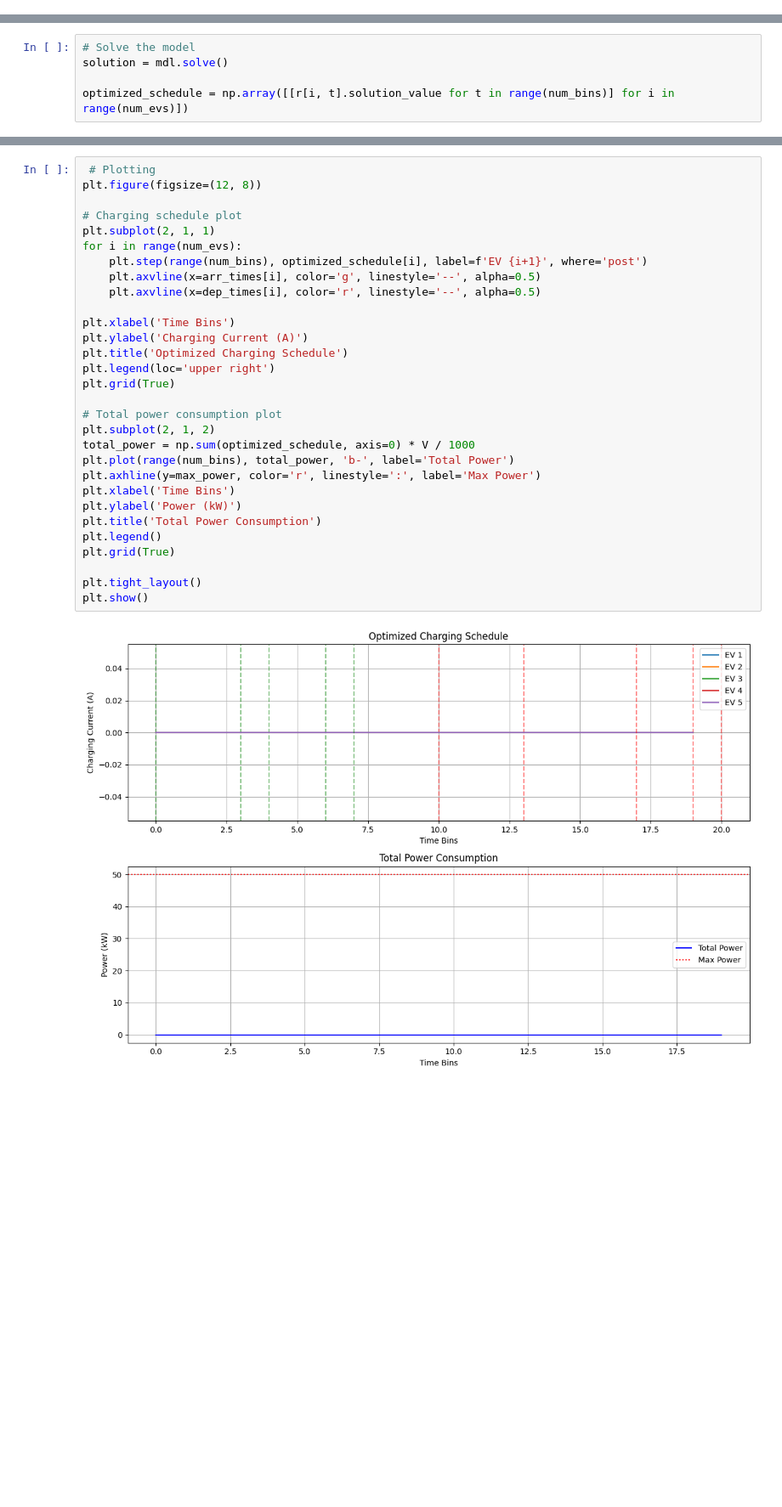
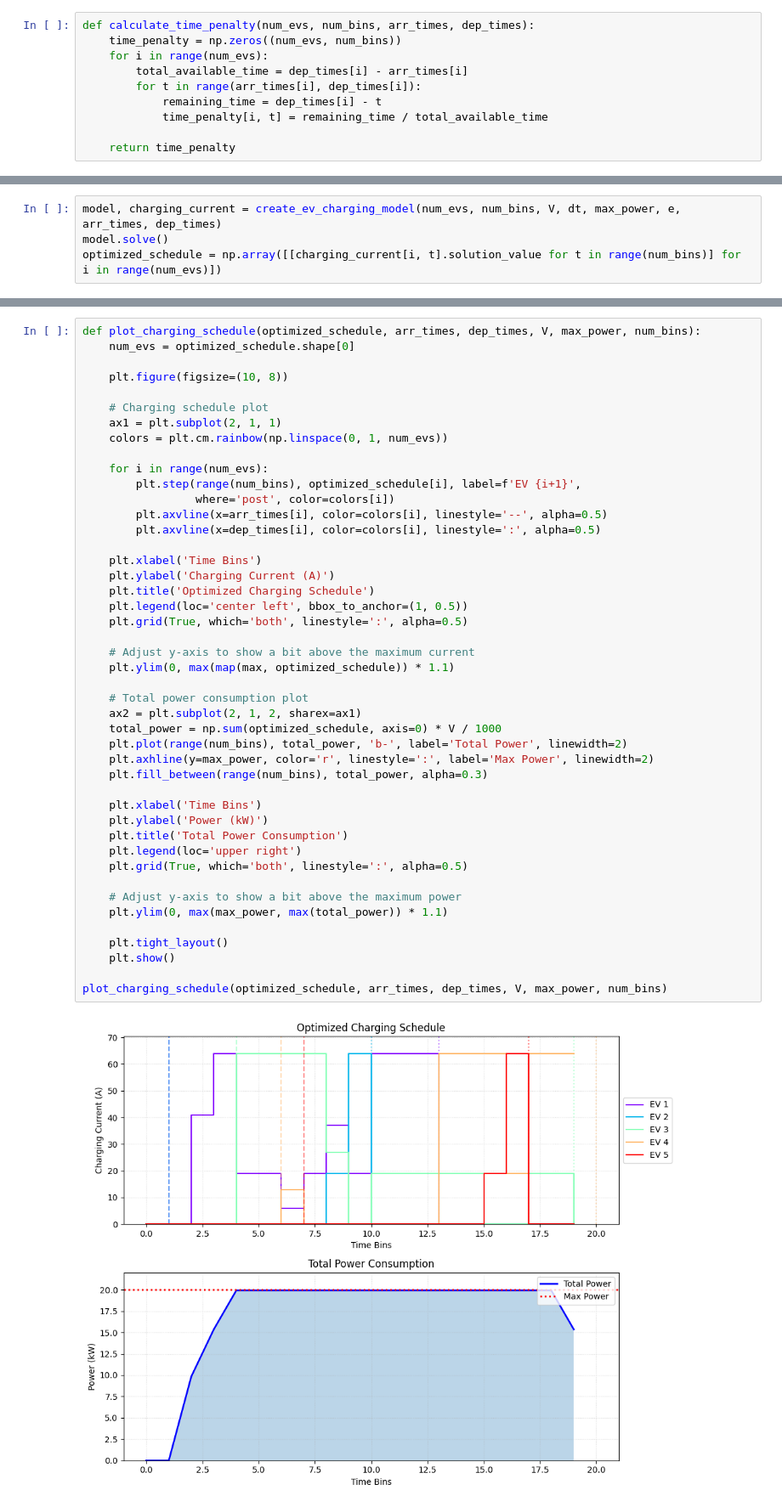
Before and after one commit to ajayadithan/smart-ev-charging, a Jupyter notebook: ev-charging-cplex.ipynb, the cells around one changed output, grey strips where cells are left out. Shown: that part at 85% size. Cells and saved outputs as stored; diff of their text form; blank space fills up the shorter version.

```diff
--- a/ev-charging-cplex.ipynb
+++ b/ev-charging-cplex.ipynb
@@ -20,0 +38,10 @@ dep_times = np.array([13, 10, 19, 20, 17])      # Departure time bins
+# %%
+def calculate_time_penalty(num_evs, num_bins, arr_times, dep_times):
+    time_penalty = np.zeros((num_evs, num_bins))
+    for i in range(num_evs):
+        total_available_time = dep_times[i] - arr_times[i]
+        for t in range(arr_times[i], dep_times[i]):
+            remaining_time = dep_times[i] - t
+            time_penalty[i, t] = remaining_time / total_available_time
+
+    return time_penalty
@@ -116,5 +140,4 @@ admm = ADMMOptimizer(
 # %%
-# Solve the model
-solution = mdl.solve()
-
-optimized_schedule = np.array([[r[i, t].solution_value for t in range(num_bins)] for i in range(num_evs)])
+model, charging_current = create_ev_charging_model(num_evs, num_bins, V, dt, max_power, e, arr_times, dep_times)
+model.solve()
+optimized_schedule = np.array([[charging_current[i, t].solution_value for t in range(num_bins)] for i in range(num_evs)])
@@ -121,35 +146,50 @@ optimized_schedule = np.array([[r[i, t].solution_value for t in range(num_bins)]
 # %%
- # Plotting
-plt.figure(figsize=(12, 8))
+def plot_charging_schedule(optimized_schedule, arr_times, dep_times, V, max_power, num_bins):
+    num_evs = optimized_schedule.shape[0]
 
-# Charging schedule plot
-plt.subplot(2, 1, 1)
-for i in range(num_evs):
-    plt.step(range(num_bins), optimized_schedule[i], label=f'EV {i+1}', where='post')
-    plt.axvline(x=arr_times[i], color='g', linestyle='--', alpha=0.5)
-    plt.axvline(x=dep_times[i], color='r', linestyle='--', alpha=0.5)
+    plt.figure(figsize=(10, 8))
 
-plt.xlabel('Time Bins')
-plt.ylabel('Charging Current (A)')
-plt.title('Optimized Charging Schedule')
-plt.legend(loc='upper right')
-plt.grid(True)
+    # Charging schedule plot
+    ax1 = plt.subplot(2, 1, 1)
+    colors = plt.cm.rainbow(np.linspace(0, 1, num_evs))
 
-# Total power consumption plot
-plt.subplot(2, 1, 2)
-total_power = np.sum(optimized_schedule, axis=0) * V / 1000
-plt.plot(range(num_bins), total_power, 'b-', label='Total Power')
-plt.axhline(y=max_power, color='r', linestyle=':', label='Max Power')
-plt.xlabel('Time Bins')
-plt.ylabel('Power (kW)')
-plt.title('Total Power Consumption')
-plt.legend()
-plt.grid(True)
+    for i in range(num_evs):
+        plt.step(range(num_bins), optimized_schedule[i], label=f'EV {i+1}',
+                 where='post', color=colors[i])
+        plt.axvline(x=arr_times[i], color=colors[i], linestyle='--', alpha=0.5)
+        plt.axvline(x=dep_times[i], color=colors[i], linestyle=':', alpha=0.5)
 
-plt.tight_layout()
-plt.show()
+    plt.xlabel('Time Bins')
+    plt.ylabel('Charging Current (A)')
+    plt.title('Optimized Charging Schedule')
+    plt.legend(loc='center left', bbox_to_anchor=(1, 0.5))
+    plt.grid(True, which='both', linestyle=':', alpha=0.5)
+
+    # Adjust y-axis to show a bit above the maximum current
+    plt.ylim(0, max(map(max, optimized_schedule)) * 1.1)
+
+    # Total power consumption plot
+    ax2 = plt.subplot(2, 1, 2, sharex=ax1)
+    total_power = np.sum(optimized_schedule, axis=0) * V / 1000
+    plt.plot(range(num_bins), total_power, 'b-', label='Total Power', linewidth=2)
+    plt.axhline(y=max_power, color='r', linestyle=':', label='Max Power', linewidth=2)
+    plt.fill_between(range(num_bins), total_power, alpha=0.3)
+
+    plt.xlabel('Time Bins')
+    plt.ylabel('Power (kW)')
+    plt.title('Total Power Consumption')
+    plt.legend(loc='upper right')
+    plt.grid(True, which='both', linestyle=':', alpha=0.5)
+
+    # Adjust y-axis to show a bit above the maximum power
+    plt.ylim(0, max(max_power, max(total_power)) * 1.1)
+
+    plt.tight_layout()
+    plt.show()
+
+plot_charging_schedule(optimized_schedule, arr_times, dep_times, V, max_power, num_bins)
 # %% [output]
-[figure, old version]
+[figure, new version]
 # %%
 if optimized_schedule is not None:
     print("Optimized Charging Schedule (Amperes):")
```
Also changed, not shown: parts of 16 cells of this notebook, 1 other file.
